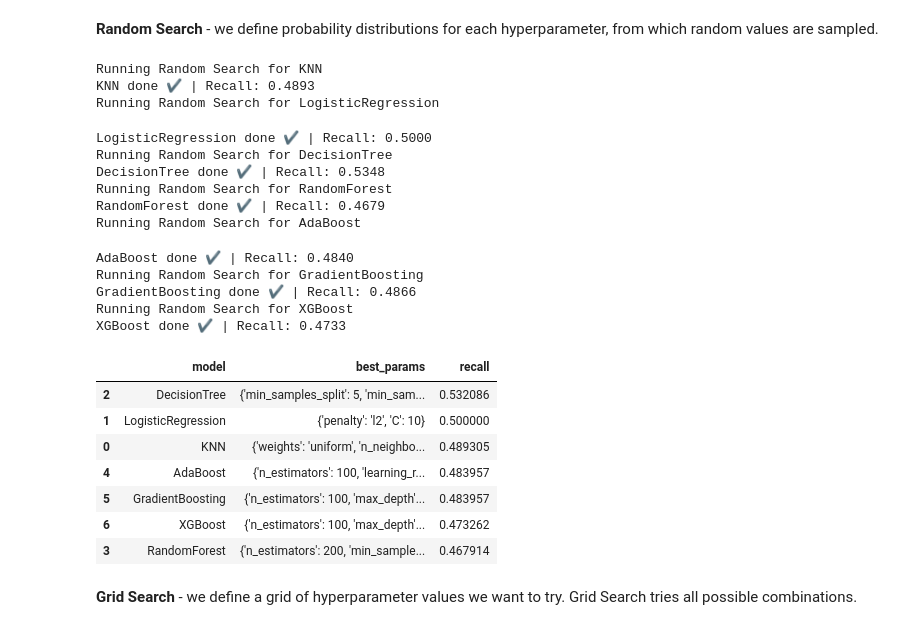
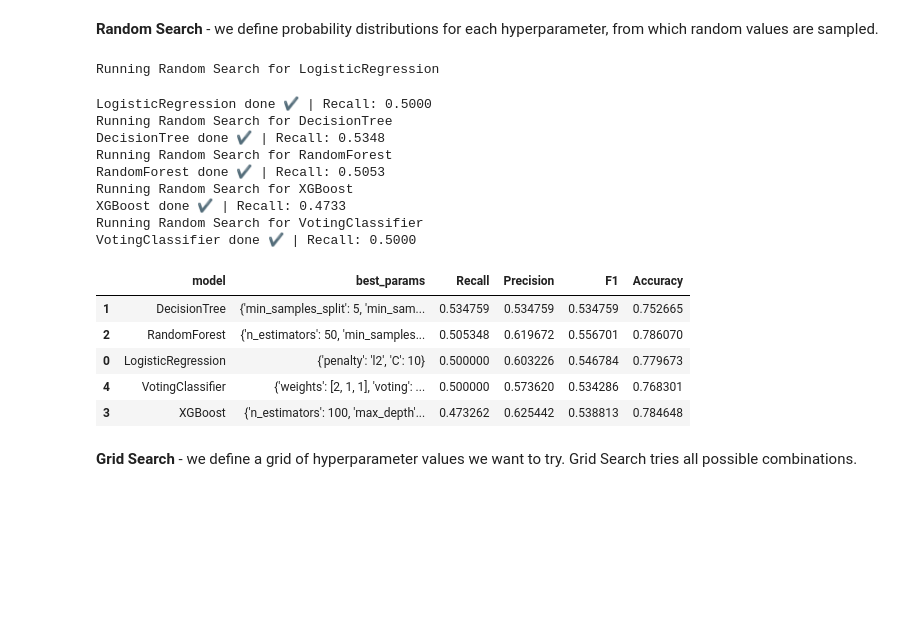
Before and after one commit to Olgaolga9005/customer_churn_ml_project, a Jupyter notebook: 02_feature_engineering.ipynb, the cells around one changed output. Saved outputs shown, nothing was run; the diff lists cells and outputs as text; code cells hidden in the pictures; blank space fills up the shorter version.

```diff
--- a/02_feature_engineering.ipynb
+++ b/02_feature_engineering.ipynb
@@ -188,6 +185,16 @@ datasets = [
     {"name": "raw", "X_train": X_train, "X_test": X_test},
     {"name": "scaled", "X_train": X_train_scaled, "X_test": X_test_scaled}
 ]
+# %%
+datasets = [
+    {
+        "name": "raw",
+        "X_train": X_train,
+        "X_test": X_test,
+        "X_train_scaled": X_train_scaled,
+        "X_test_scaled": X_test_scaled
+    }
+]
 # %%
 models = [
 
@@ -352,6 +363,16 @@ for name, model in models.items():
 
     print(f"Running Random Search for {name}")
 
+    # Use scaled data only for Logistic Regression
+    if name == "LogisticRegression":
+        X_train_use = X_train_scaled
+        X_test_use = X_test_scaled
+
+    else:
+        X_train_use = X_train
+        X_test_use = X_test
+
+    # Random Search
     random_search = RandomizedSearchCV(
         estimator=model,
         param_distributions=grid[name],
@@ -362,53 +383,51 @@ for name, model in models.items():
         n_jobs=-1
     )
 
-    # 1. Fit
-    random_search.fit(X_train_scaled, y_train)
+    # Fit
+    random_search.fit(X_train_use, y_train)
 
-    # 2. Get best model
+    # Best model
     best_model = random_search.best_estimator_
 
-    # 3. Predict
-    y_pred = best_model.predict(X_test_scaled)
+    # Predict
+    y_pred = best_model.predict(X_test_use)
 
-    # 4. Evaluate
+    # Metrics
     recall = recall_score(y_test, y_pred)
 
-    # 5. Store results
+    # Store results
     results.append({
+
         "model": name,
         "best_params": random_search.best_params_,
-        "recall": recall
+        "Recall": recall,
+        "Precision": precision_score(y_test, y_pred),
+        "F1": f1_score(y_test, y_pred),
+        "Accuracy": accuracy_score(y_test, y_pred)
     })
 
     print(f"{name} done ✔ | Recall: {recall:.4f}")
 # %% [output]
-Running Random Search for KNN
-KNN done ✔ | Recall: 0.4893
 Running Random Search for LogisticRegression
 LogisticRegression done ✔ | Recall: 0.5000
 Running Random Search for DecisionTree
 DecisionTree done ✔ | Recall: 0.5348
 Running Random Search for RandomForest
-RandomForest done ✔ | Recall: 0.4679
-Running Random Search for AdaBoost
+RandomForest done ✔ | Recall: 0.5053
+Running Random Search for XGBoost
+XGBoost done ✔ | Recall: 0.4733
+Running Random Search for VotingClassifier
+VotingClassifier done ✔ | Recall: 0.5000
-AdaBoost done ✔ | Recall: 0.4840
-Running Random Search for GradientBoosting
-GradientBoosting done ✔ | Recall: 0.4866
-Running Random Search for XGBoost
-XGBoost done ✔ | Recall: 0.4733
 # %%
 # Results table
-results_df = pd.DataFrame(results).sort_values("recall", ascending=False)
+results_df = pd.DataFrame(results).sort_values("Recall", ascending=False)
 results_df
 # %% [output]
-|  | model | best_params | recall |
-| 2 | DecisionTree | {'min_samples_split': 5, 'min_sam... | 0.532086 |
-| 1 | LogisticRegression | {'penalty': 'l2', 'C': 10} | 0.500000 |
-| 0 | KNN | {'weights': 'uniform', 'n_neighbo... | 0.489305 |
-| 4 | AdaBoost | {'n_estimators': 100, 'learning_r... | 0.483957 |
-| 5 | GradientBoosting | {'n_estimators': 100, 'max_depth'... | 0.483957 |
-| 6 | XGBoost | {'n_estimators': 100, 'max_depth'... | 0.473262 |
-| 3 | RandomForest | {'n_estimators': 200, 'min_sample... | 0.467914 |
+|  | model | best_params | Recall | Precision | F1 | Accuracy |
+| 1 | DecisionTree | {'min_samples_split': 5, 'min_sam... | 0.534759 | 0.534759 | 0.534759 | 0.752665 |
+| 2 | RandomForest | {'n_estimators': 50, 'min_samples... | 0.505348 | 0.619672 | 0.556701 | 0.786070 |
+| 0 | LogisticRegression | {'penalty': 'l2', 'C': 10} | 0.500000 | 0.603226 | 0.546784 | 0.779673 |
+| 4 | VotingClassifier | {'weights': [2, 1, 1], 'voting': ... | 0.500000 | 0.573620 | 0.534286 | 0.768301 |
+| 3 | XGBoost | {'n_estimators': 100, 'max_depth'... | 0.473262 | 0.625442 | 0.538813 | 0.784648 |
 # %% [markdown]
 **Grid Search** - we define a grid of hyperparameter values we want to try. Grid Search tries all possible combinations.
```
Also changed, not shown: parts of 9 cells of this notebook, 2 other files.
